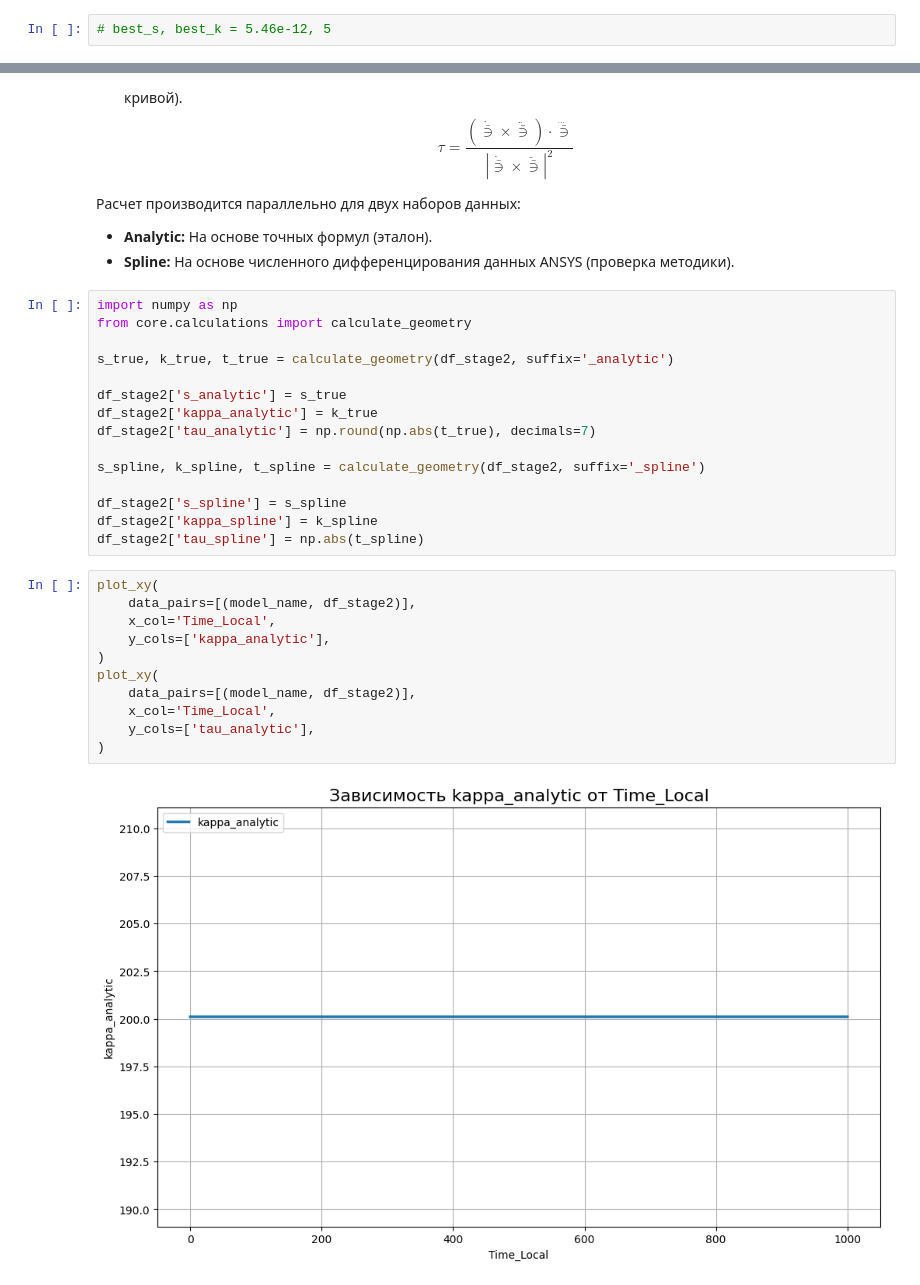
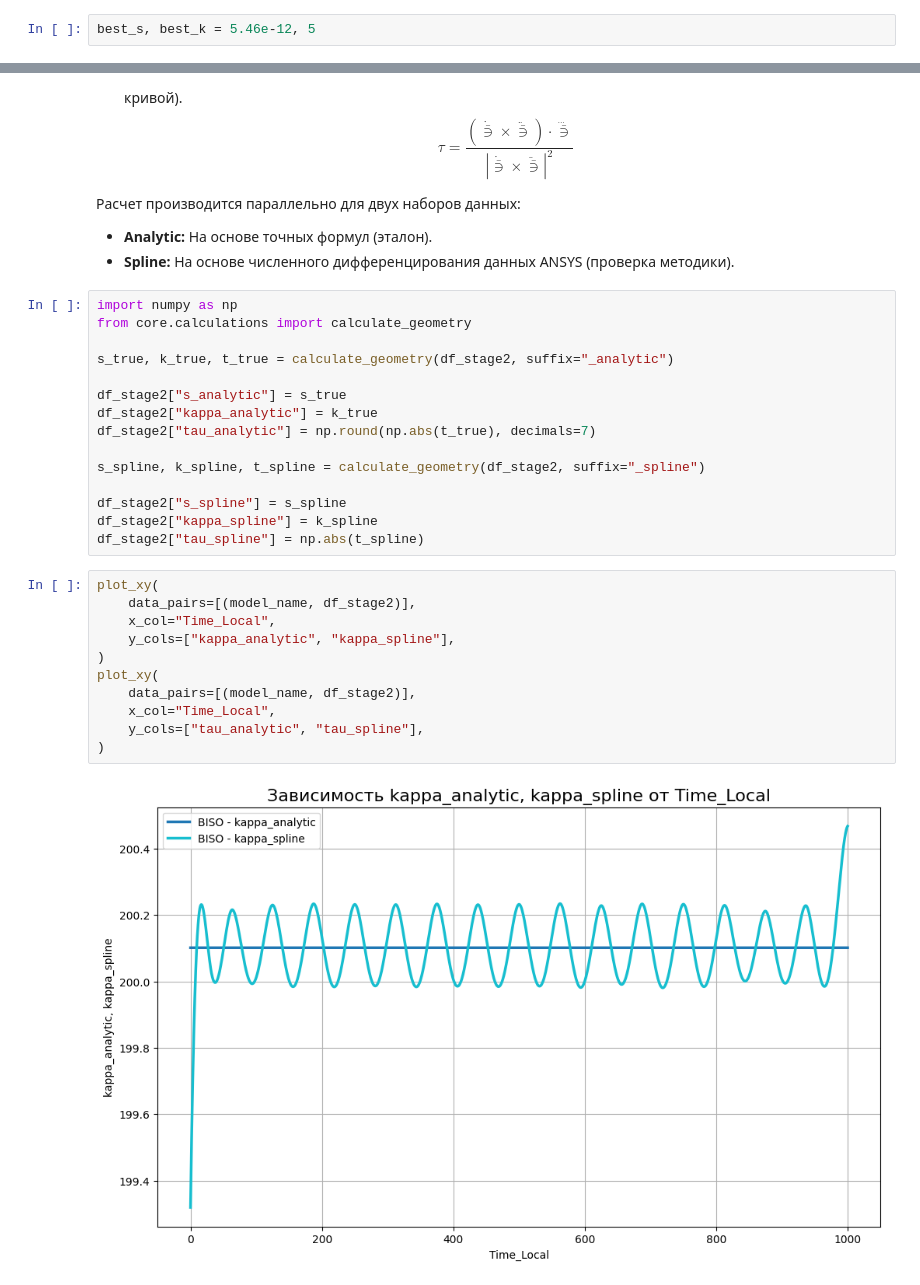
Before and after one commit to ArtemDos/complex_deformations, a Jupyter notebook: P29/ideal_vint/biso.ipynb, the cells around one changed output, grey strips where cells are left out. Cells and saved outputs as stored; diff of their text form.

```diff
--- a/P29/ideal_vint/biso.ipynb
+++ b/P29/ideal_vint/biso.ipynb
@@ -318,5 +318,5 @@ plt.show()
 # %%
-# best_s, best_k = 5.46e-12, 5
+best_s, best_k = 5.46e-12, 5
 # %% [markdown]
 На основе проведенного анализа (Grid Search) были определены оптимальные значения гиперпараметров сплайна ($s_{opt}, k_{opt}$), обеспечивающие наилучший баланс между точностью аппроксимации и гладкостью высших производных.
 
@@ -447,27 +447,27 @@ plot_xy(
 import numpy as np
 from core.calculations import calculate_geometry
 
-s_true, k_true, t_true = calculate_geometry(df_stage2, suffix='_analytic')
+s_true, k_true, t_true = calculate_geometry(df_stage2, suffix="_analytic")
 
-df_stage2['s_analytic'] = s_true
-df_stage2['kappa_analytic'] = k_true
-df_stage2['tau_analytic'] = np.round(np.abs(t_true), decimals=7)
+df_stage2["s_analytic"] = s_true
+df_stage2["kappa_analytic"] = k_true
+df_stage2["tau_analytic"] = np.round(np.abs(t_true), decimals=7)
 
-s_spline, k_spline, t_spline = calculate_geometry(df_stage2, suffix='_spline')
+s_spline, k_spline, t_spline = calculate_geometry(df_stage2, suffix="_spline")
 
-df_stage2['s_spline'] = s_spline
-df_stage2['kappa_spline'] = k_spline
-df_stage2['tau_spline'] = np.abs(t_spline)
+df_stage2["s_spline"] = s_spline
+df_stage2["kappa_spline"] = k_spline
+df_stage2["tau_spline"] = np.abs(t_spline)
 # %%
 plot_xy(
     data_pairs=[(model_name, df_stage2)],
-    x_col='Time_Local',
-    y_cols=['kappa_analytic'],
+    x_col="Time_Local",
+    y_cols=["kappa_analytic", "kappa_spline"],
 )
 plot_xy(
     data_pairs=[(model_name, df_stage2)],
-    x_col='Time_Local',
-    y_cols=['tau_analytic'],
+    x_col="Time_Local",
+    y_cols=["tau_analytic", "tau_spline"],
 )
 # %% [output]
-[figure, old version]
+[figure, new version]
```
Also changed, not shown: parts of 26 cells of this notebook, 2 other files.
